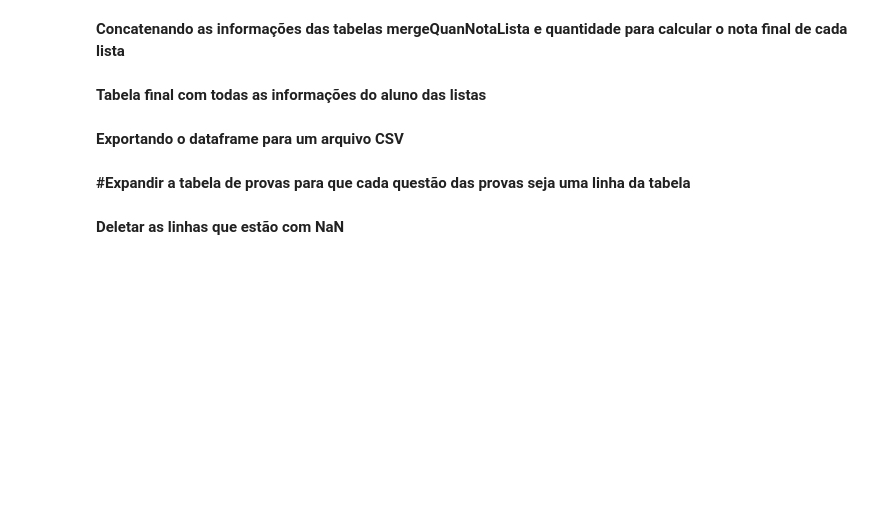
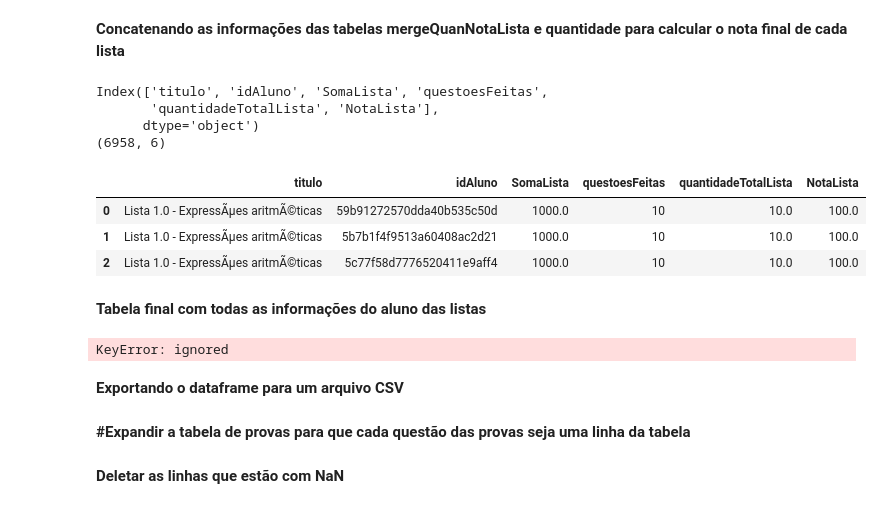
Before and after one commit to repitta/CienciaDeDadosEducacionais, a Jupyter notebook: notas_das_listas_de_LOP.ipynb, the cells around one changed output. Cells and saved outputs as stored; diff of their text form; code cells hidden in the pictures; blank space fills up the shorter version.

```diff
--- a/notas_das_listas_de_LOP.ipynb
+++ b/notas_das_listas_de_LOP.ipynb
@@ -100,7 +110,7 @@ mergeUseTurmasSubListaM = mergeUseTurmasSubLista.dropna(axis=0, how='any')
 # %% [markdown]
 **Porcentagem Máxima por aluno em cada questão da lista**
 # %%
-NotaMaxQuestao = mergeUseTurmasSubListaM.groupby(["idLista","idAluno","questao"]).max()
+NotaMaxQuestao = mergeSituacoeUsuariosSubLista.groupby(["idLista","idAluno","questao"]).max()
 NotaMaxQuestao.rename(columns={"porcentagemAcerto":"porcentagemMaxima"}, inplace=True)
 NotaMaxQuestao = NotaMaxQuestao.reset_index()
 print(NotaMaxQuestao.columns)
@@ -109,7 +126,7 @@ NotaMaxQuestao.head(1)
 **Quantidade de questoes feitas por aluno em cada lista**
 # %%
 quantidade = NotaMaxQuestao.groupby(["titulo","idAluno"]).count()
-quantidade.rename(columns={"quantidade":"questoesFeitas"}, inplace=True)
+quantidade.rename(columns={"quantidadeTotalLista":"questoesFeitas"}, inplace=True)
 quantidade= quantidade.reset_index()
 quantidade= quantidade[["titulo","idAluno","questoesFeitas"]]
 print(quantidade.columns)
@@ -119,7 +140,7 @@ quantidade.head(1)
 # %%
 NotaLista = NotaMaxQuestao.groupby(["titulo","idAluno"]).sum()
 NotaLista.rename(columns={"porcentagemMaxima":"SomaLista", "quantidade":"questoesFeitas"}, inplace=True)
-NotaLista = NotaLista.drop('ano',axis=1)
+#NotaLista = NotaLista.drop('ano',axis=1)
 NotaLista = NotaLista.reset_index()
 NotaLista = NotaLista[["titulo",'idAluno','SomaLista']]
 print(NotaLista.columns)
@@ -132,7 +162,7 @@ mergeQuanNotaLista.head(1)
 # %% [markdown]
 **Quantidade de questoes por lista**
 # %%
-quantQuesList = listaNovo[['quantidade','titulo']]
+quantQuesList = mergeSituacoeUsuariosSubLista[['quantidadeTotalLista','titulo']]
 quantQuesList =quantQuesList.drop_duplicates()
 print(quantQuesList.shape)
 quantQuesList.head()
@@ -140,24 +178,35 @@ quantQuesList.head()
 **Concatenando as informações das tabelas mergeQuanNotaLista e quantidade para calcular o nota final de cada lista**
 # %%
 mergeQuanNotaListaQuanQ = mergeQuanNotaLista.join(quantQuesList.set_index('titulo'), on='titulo')
-mergeQuanNotaListaQuanQ["NotaLista"]= mergeQuanNotaListaQuanQ["SomaLista"] /mergeQuanNotaListaQuanQ['quantidade']
+mergeQuanNotaListaQuanQ["NotaLista"]= mergeQuanNotaListaQuanQ["SomaLista"] /mergeQuanNotaListaQuanQ['quantidadeTotalLista']
 print(mergeQuanNotaListaQuanQ.columns)
 print(mergeQuanNotaListaQuanQ.shape)
 mergeQuanNotaListaQuanQ.head(3)
+# %% [output]
+Index(['titulo', 'idAluno', 'SomaLista', 'questoesFeitas',
+       'quantidadeTotalLista', 'NotaLista'],
+      dtype='object')
+(6958, 6)
+|  | titulo | idAluno | SomaLista | questoesFeitas | quantidadeTotalLista | NotaLista |
+| 0 | Lista 1.0 - ExpressÃµes aritmÃ©ticas | 59b91272570dda40b535c50d | 1000.0 | 10 | 10.0 | 100.0 |
+| 1 | Lista 1.0 - ExpressÃµes aritmÃ©ticas | 5b7b1f4f9513a60408ac2d21 | 1000.0 | 10 | 10.0 | 100.0 |
+| 2 | Lista 1.0 - ExpressÃµes aritmÃ©ticas | 5c77f58d7776520411e9aff4 | 1000.0 | 10 | 10.0 | 100.0 |
 # %% [markdown]
 **Tabela final com todas as informações do aluno das listas**
 # %%
-mergeUseTurmasSubLista.rename(columns={'titulo':"tituloLista","quantidade":"quantidadeLista"}, inplace=True)
-mergeUseTurmasSubListaM = mergeUseTurmasSubLista[["tituloLista",'idAluno', 'ano', 'descricaoTurma', 'idTurma','matricula','nome']]
+mergeSituacoeUsuariosSubLista.rename(columns={'titulo':"tituloLista"}, inplace=True)
+mergeSituacoeUsuariosSubListaM= mergeSituacoeUsuariosSubLista[["tituloLista",'idAluno', 'ano', 'descricaoTurma', 'idTurma','matricula','nome']]
 
 #Renomear as colunas da tabela Listas
 mergeQuanNotaListaQuanQ.rename(columns={'titulo':"tituloLista","questoesFeitas":"questoesFeitasLista","quantidade":"quantidadeLista"}, inplace=True)
 mergeQuanNotaListaQuanM = mergeQuanNotaListaQuanQ[['tituloLista', 'idAluno','questoesFeitasLista', 'quantidadeLista','NotaLista']]
 
-tabelaFinalListas= mergeQuanNotaListaQuanM.join(mergeUseTurmasSubListaM.set_index(['tituloLista','idAluno']), on=['tituloLista','idAluno'])
+tabelaFinalListas= mergeQuanNotaListaQuanQ.join(mergeSituacoeUsuariosSubListaM.set_index(['tituloLista','idAluno']), on=['tituloLista','idAluno'])
 #remover as linhas duplicadas
 tabelaFinalListas = tabelaFinalListas.drop_duplicates()
 tabelaFinalListas.head()
+# %% [output]
+KeyError: ignored
 # %% [markdown]
 **Exportando o dataframe para um arquivo CSV**
 # %%
```
Also changed, not shown: parts of 13 cells of this notebook.
